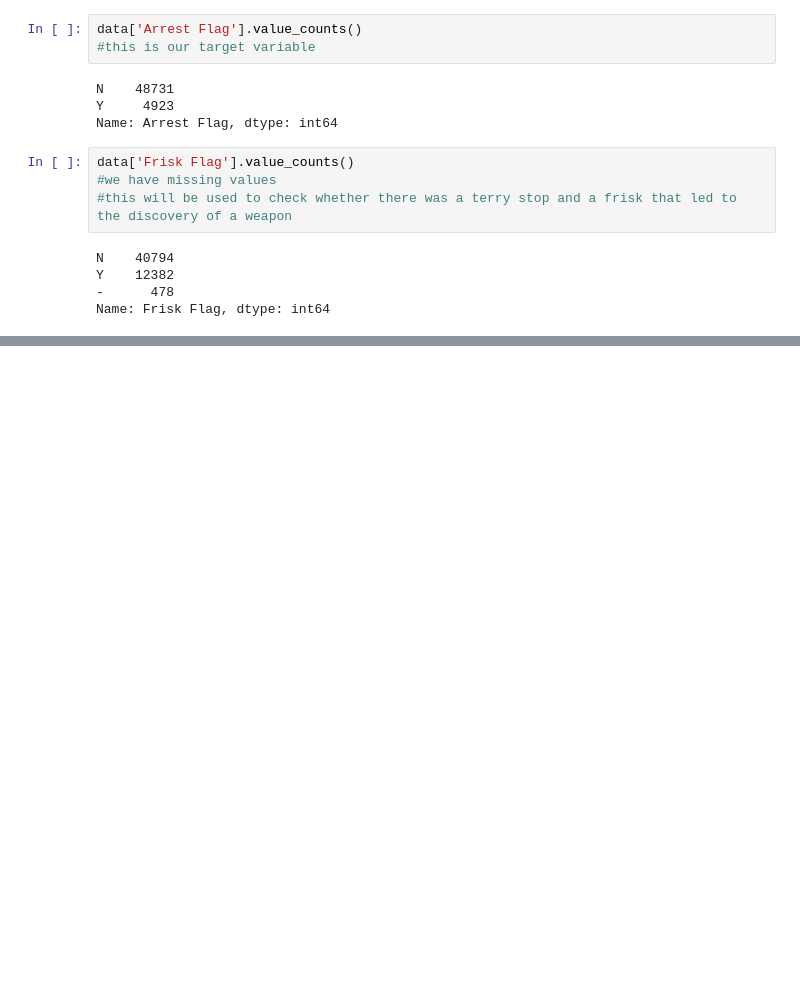
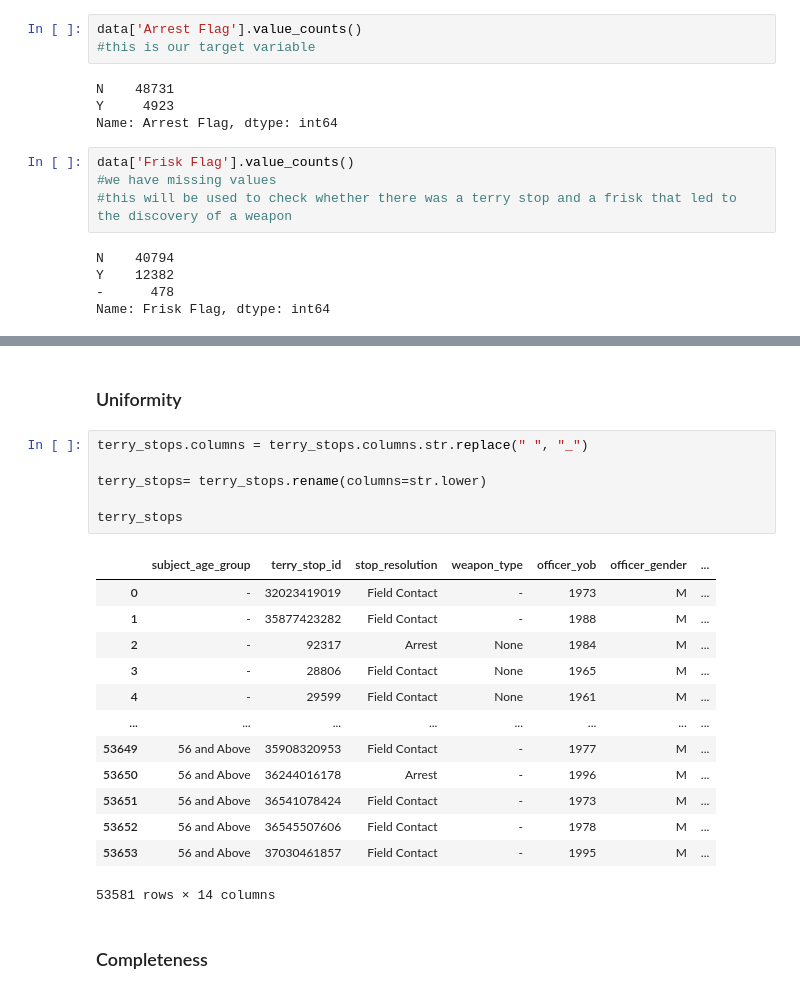
Before and after one commit to Azegele/Phase-3-Project, a Jupyter notebook: index.ipynb, the cells around one changed output, grey strips where cells are left out. Saved outputs shown, nothing was run; the diff lists cells and outputs as text; blank space fills up the shorter version.

```diff
--- a/index.ipynb
+++ b/index.ipynb
@@ -309,0 +449,24 @@ Name: Frisk Flag, dtype: int64
+# %% [markdown]
+### Uniformity
+# %%
+terry_stops.columns = terry_stops.columns.str.replace(" ", "_")
+
+terry_stops= terry_stops.rename(columns=str.lower)
+
+terry_stops
+# %% [output]
+|  | subject_age_group | terry_stop_id | stop_resolution | weapon_type | officer_yob | officer_gender | ... |
+| 0 | - | 32023419019 | Field Contact | - | 1973 | M | ... |
+| 1 | - | 35877423282 | Field Contact | - | 1988 | M | ... |
+| 2 | - | 92317 | Arrest | None | 1984 | M | ... |
+| 3 | - | 28806 | Field Contact | None | 1965 | M | ... |
+| 4 | - | 29599 | Field Contact | None | 1961 | M | ... |
+| ... | ... | ... | ... | ... | ... | ... | ... |
+| 53649 | 56 and Above | 35908320953 | Field Contact | - | 1977 | M | ... |
+| 53650 | 56 and Above | 36244016178 | Arrest | - | 1996 | M | ... |
+| 53651 | 56 and Above | 36541078424 | Field Contact | - | 1973 | M | ... |
+| 53652 | 56 and Above | 36545507606 | Field Contact | - | 1978 | M | ... |
+| 53653 | 56 and Above | 37030461857 | Field Contact | - | 1995 | M | ... |
+53581 rows × 14 columns
+# %% [markdown]
+### Completeness
```
Also changed, not shown: parts of 14 cells of this notebook.
